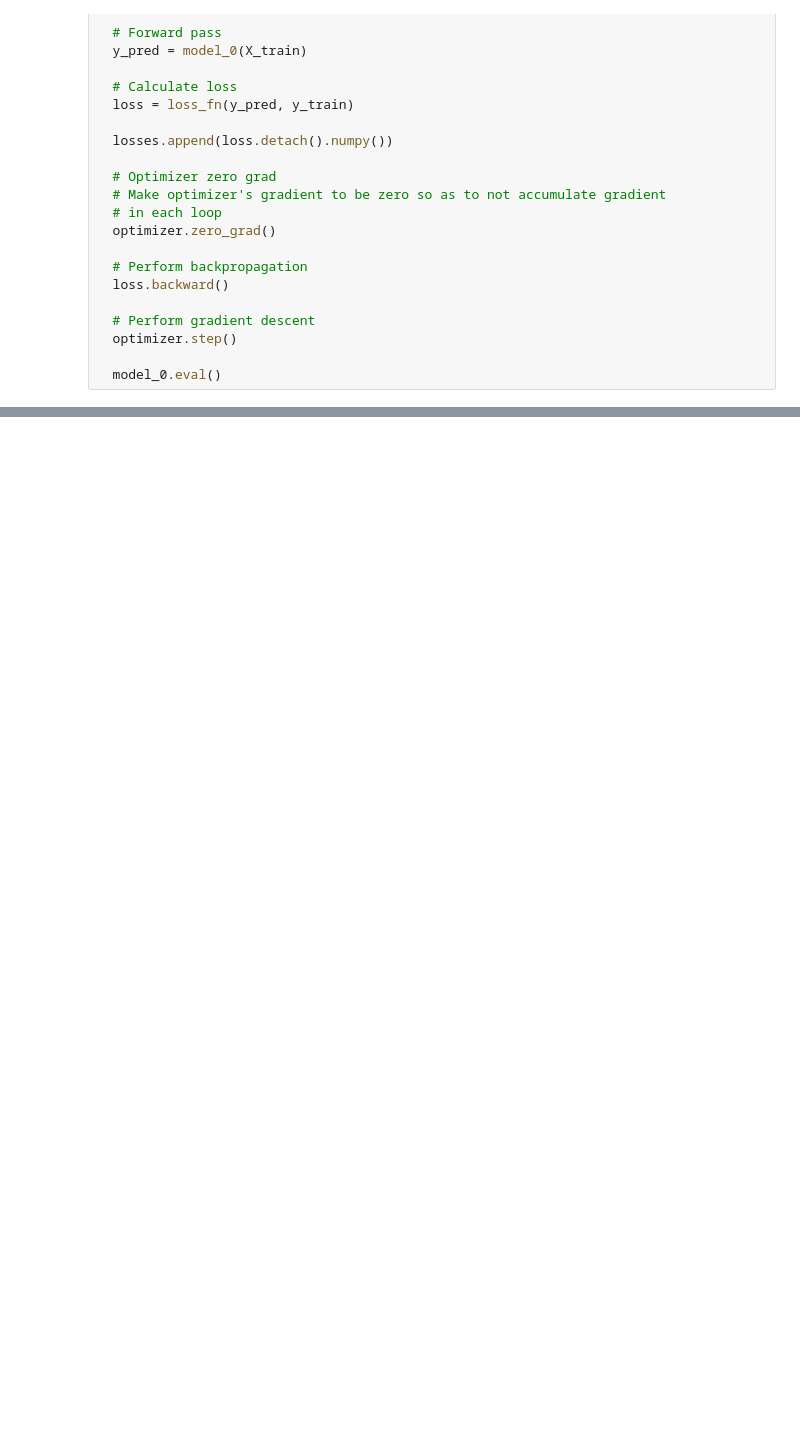
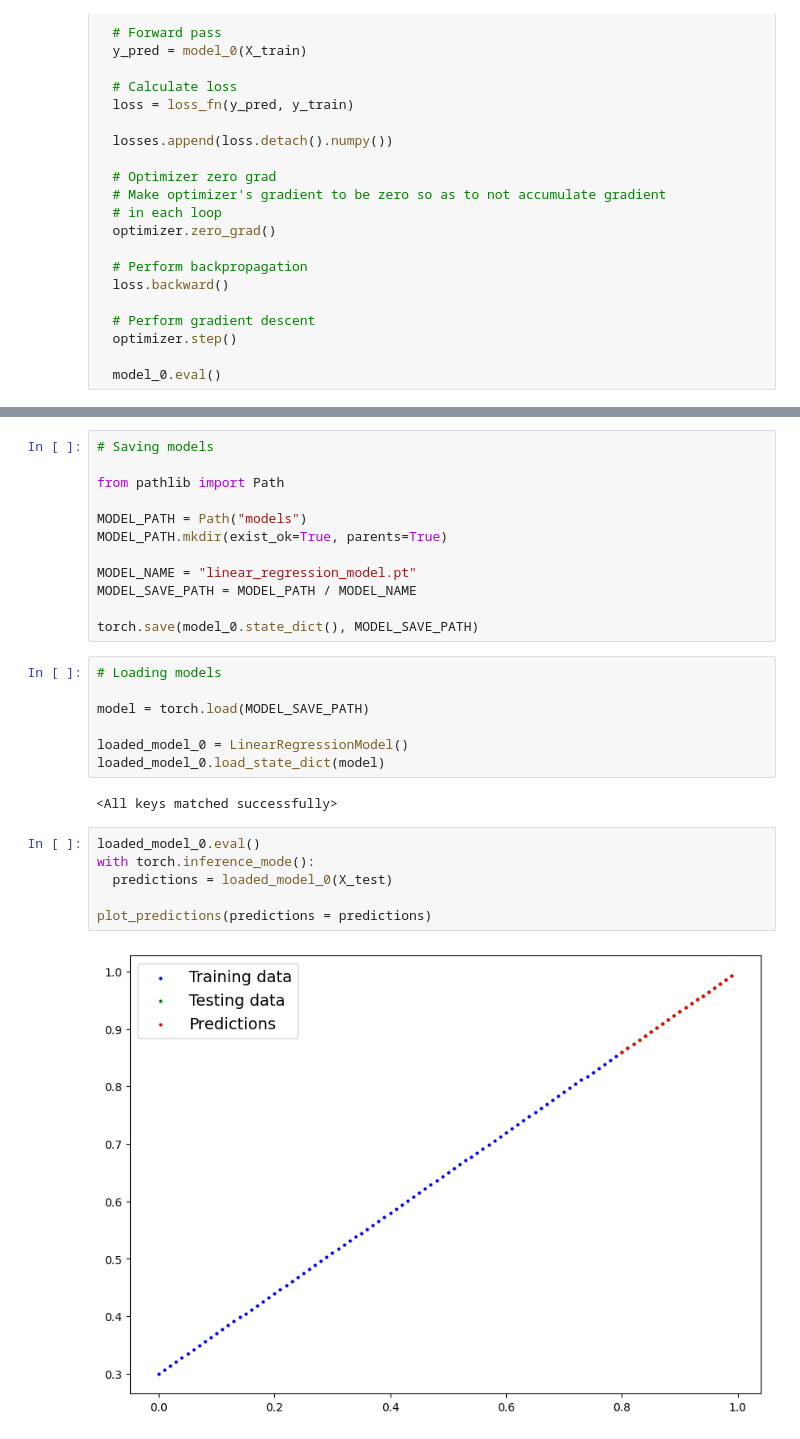
Before and after one commit to satvikpendem/ZeroToMasteryPyTorchForDeepLearning, a Jupyter notebook: 00_pytorch_fundamentals.ipynb, the cells around one changed output, grey strips where cells are left out. Cells and saved outputs as stored; diff of their text form; blank space fills up the shorter version.

Commit message:
Add PyTorch workflow

```diff
--- a/00_pytorch_fundamentals.ipynb
+++ b/00_pytorch_fundamentals.ipynb
@@ -156,0 +189,29 @@ plt.legend()
+# %%
+# Saving models
+
+from pathlib import Path
+
+MODEL_PATH = Path("models")
+MODEL_PATH.mkdir(exist_ok=True, parents=True)
+
+MODEL_NAME = "linear_regression_model.pt"
+MODEL_SAVE_PATH = MODEL_PATH / MODEL_NAME
+
+torch.save(model_0.state_dict(), MODEL_SAVE_PATH)
+# %%
+# Loading models
+
+model = torch.load(MODEL_SAVE_PATH)
+
+loaded_model_0 = LinearRegressionModel()
+loaded_model_0.load_state_dict(model)
+# %% [output]
+<All keys matched successfully>
+# %%
+loaded_model_0.eval()
+with torch.inference_mode():
+  predictions = loaded_model_0(X_test)
+
+plot_predictions(predictions = predictions)
+# %% [output]
+[figure, added]
```
Also changed, not shown: parts of 5 cells of this notebook, 2 other files.
